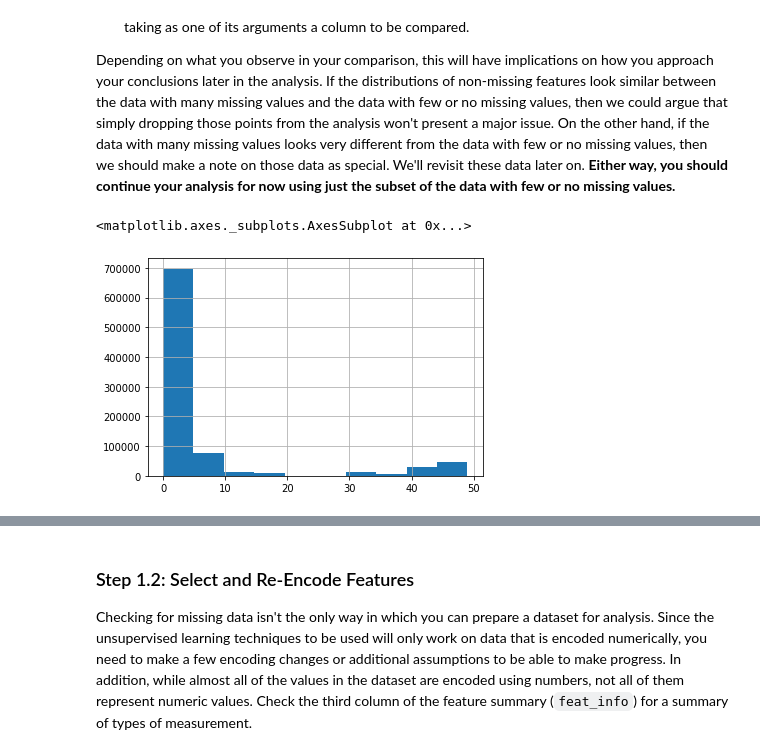
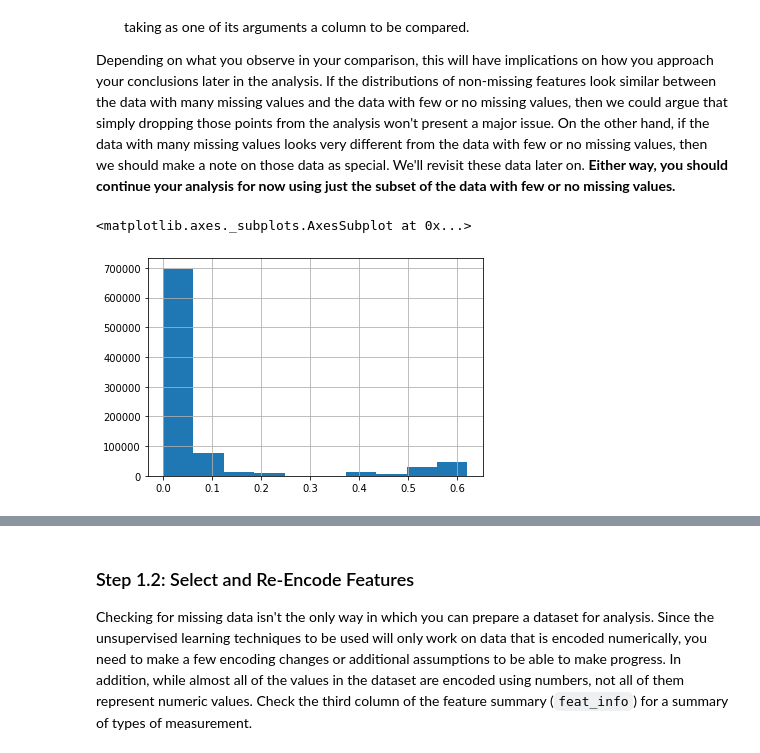
Before and after one commit to rajashekar/Identify_Customer_Segments, a Jupyter notebook: Identify_Customer_Segments.ipynb, the cells around one changed output, grey strips where cells are left out. Drawn from its saved outputs; the diff is of its cells as text; code cells hidden in the pictures.

```diff
--- a/Identify_Customer_Segments.ipynb
+++ b/Identify_Customer_Segments.ipynb
@@ -265,6 +267,12 @@ For the remaining features, are there any patterns in which columns have, or sha
 # %%
 # Perform an assessment of how much missing data there is in each column of the
 # dataset.
-azdias.isnull().sum(axis=0).hist()
+def missing_ratio(data, axis):
+    missing_counts = data.isnull().sum(axis=axis)
+    row_count = data.shape[axis]
+    return missing_counts / row_count
+
+#azdias.isnull().sum(axis=0).hist()
+missing_ratio(azdias, 0).hist()
 # %% [output]
 <matplotlib.axes._subplots.AxesSubplot at 0x...>
@@ -335,11 +343,10 @@ In order to know what to do with the outlier rows, we should see if the distribu
 Depending on what you observe in your comparison, this will have implications on how you approach your conclusions later in the analysis. If the distributions of non-missing features look similar between the data with many missing values and the data with few or no missing values, then we could argue that simply dropping those points from the analysis won't present a major issue. On the other hand, if the data with many missing values looks very different from the data with few or no missing values, then we should make a note on those data as special. We'll revisit these data later on. **Either way, you should continue your analysis for now using just the subset of the data with few or no missing values.**
 # %%
 # How much data is missing in each row of the dataset?
-azdias['missing_at_row'] = azdias.isnull().sum(axis=1)
-azdias['missing_at_row'].hist()
+missing_ratio(azdias, 1).hist()
 # %% [output]
 <matplotlib.axes._subplots.AxesSubplot at 0x...>
-[figure, old version]
+[figure, new version]
 # %%
 # Write code to divide the data into two subsets based on the number of missing
 # values in each row.
```
Also changed, not shown: parts of 44 cells of this notebook.
